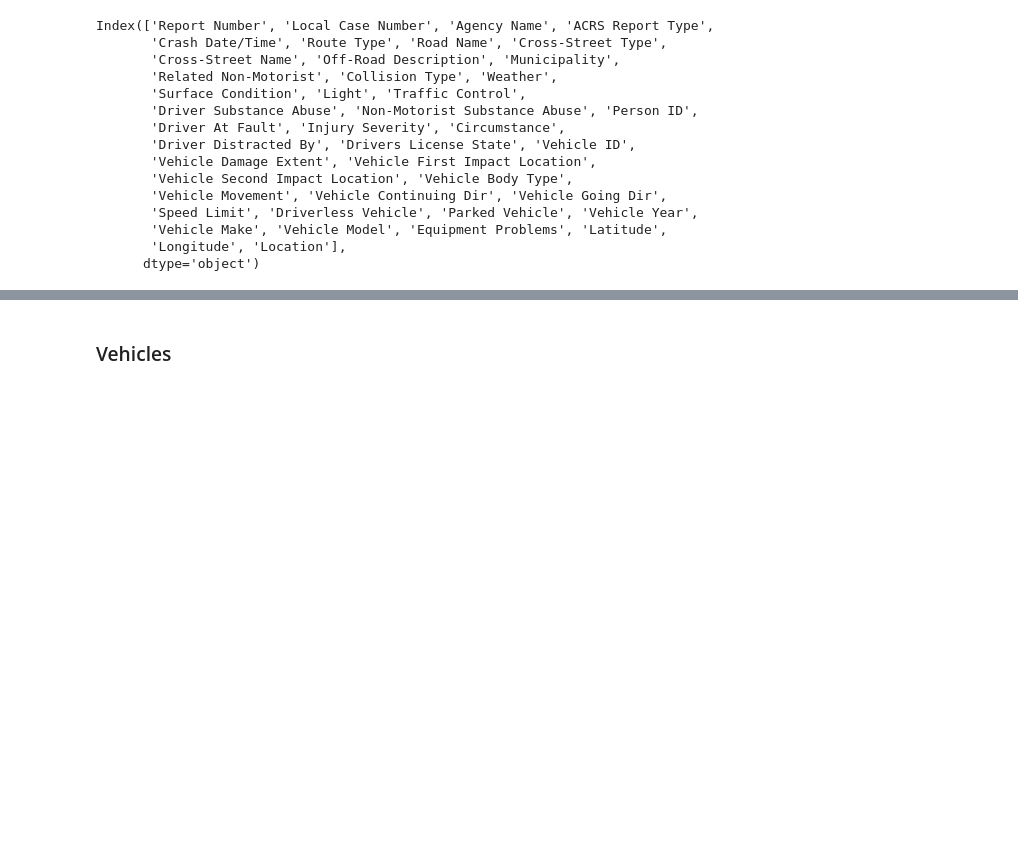
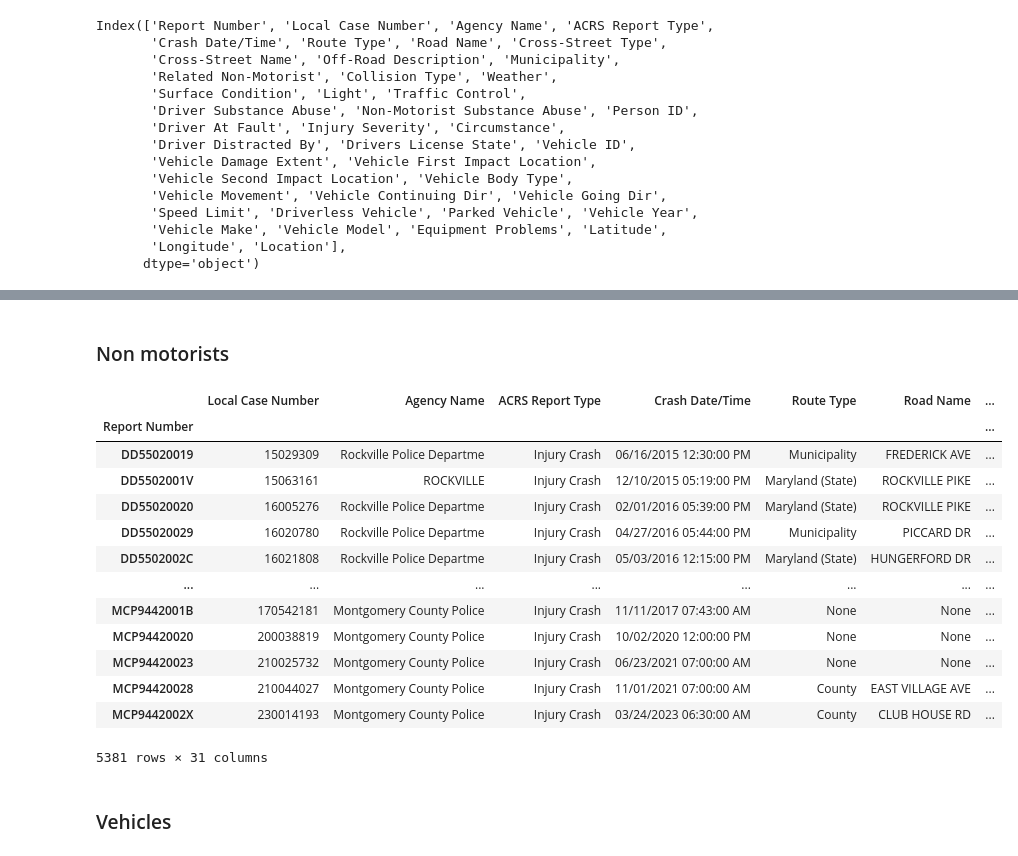
Before and after one commit to tymsoncyferki/vehicle-crashes-dwh, a Jupyter notebook: montgomery_data.ipynb, the cells around one changed output, grey strips where cells are left out. Saved outputs shown, nothing was run; the diff lists cells and outputs as text; code cells hidden in the pictures; blank space fills up the shorter version.

```diff
--- a/montgomery_data.ipynb
+++ b/montgomery_data.ipynb
@@ -219,3 +438,24 @@ Index(['Report Number', 'Local Case Number', 'Agency Name', 'ACRS Report Type',
+# %% [markdown]
+### Non motorists
+# %%
+nonmotorists = pd.read_csv('montgomery_nonmotorist.csv')
+# %%
+nonmotorists.groupby(['Report Number']).first()
+# %% [output]
+|  | Local Case Number | Agency Name | ACRS Report Type | Crash Date/Time | Route Type | Road Name | ... |
+| Report Number |  |  |  |  |  |  | ... |
+| DD55020019 | 15029309 | Rockville Police Departme | Injury Crash | 06/16/2015 12:30:00 PM | Municipality | FREDERICK AVE | ... |
+| DD5502001V | 15063161 | ROCKVILLE | Injury Crash | 12/10/2015 05:19:00 PM | Maryland (State) | ROCKVILLE PIKE | ... |
+| DD55020020 | 16005276 | Rockville Police Departme | Injury Crash | 02/01/2016 05:39:00 PM | Maryland (State) | ROCKVILLE PIKE | ... |
+| DD55020029 | 16020780 | Rockville Police Departme | Injury Crash | 04/27/2016 05:44:00 PM | Municipality | PICCARD DR | ... |
+| DD5502002C | 16021808 | Rockville Police Departme | Injury Crash | 05/03/2016 12:15:00 PM | Maryland (State) | HUNGERFORD DR | ... |
+| ... | ... | ... | ... | ... | ... | ... | ... |
+| MCP9442001B | 170542181 | Montgomery County Police | Injury Crash | 11/11/2017 07:43:00 AM | None | None | ... |
+| MCP94420020 | 200038819 | Montgomery County Police | Injury Crash | 10/02/2020 12:00:00 PM | None | None | ... |
+| MCP94420023 | 210025732 | Montgomery County Police | Injury Crash | 06/23/2021 07:00:00 AM | None | None | ... |
+| MCP94420028 | 210044027 | Montgomery County Police | Injury Crash | 11/01/2021 07:00:00 AM | County | EAST VILLAGE AVE | ... |
+| MCP9442002X | 230014193 | Montgomery County Police | Injury Crash | 03/24/2023 06:30:00 AM | County | CLUB HOUSE RD | ... |
+5381 rows × 31 columns
 # %% [markdown]
 ### Vehicles
 # %%
```
Also changed, not shown: parts of 29 cells of this notebook, 3 other files.
